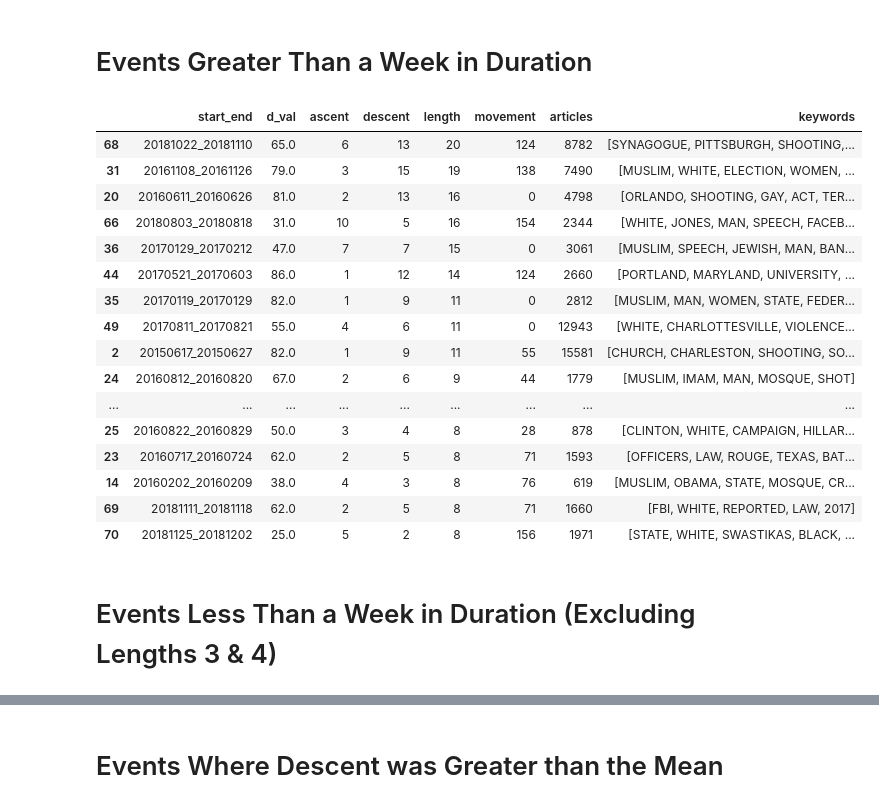
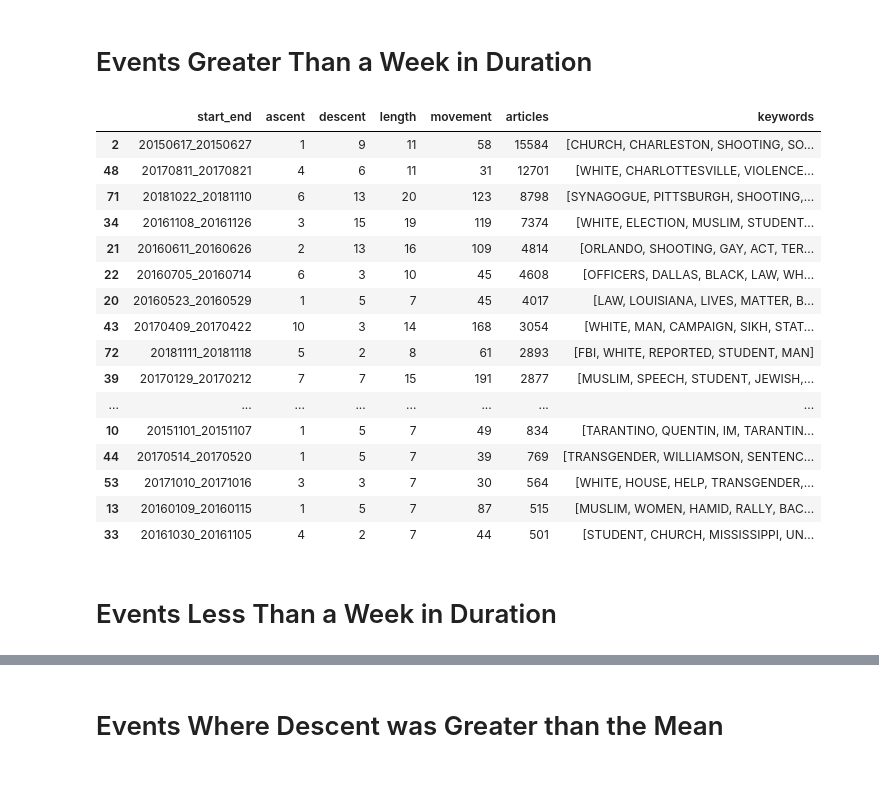
Before and after one commit to Jwmazzi/media_research, a Jupyter notebook: planning/GDELT Keywords.ipynb, the cells around one changed output, grey strips where cells are left out. Cells and saved outputs as stored; diff of their text form; code cells hidden in the pictures; blank space fills up the shorter version.

```diff
--- a/planning/GDELT Keywords.ipynb
+++ b/planning/GDELT Keywords.ipynb
@@ -126,28 +281,28 @@ show_heatchart([k[0] for k in Counter(chain(*iqr.keywords)).most_common(20)])
 # %% [markdown]
 # Events Greater Than a Week in Duration
 # %%
-wg = df[df.length > 7]
-wg = wg[['start_end', 'd_val', 'ascent', 'descent', 'length', 'movement', 'articles', 'keywords']]
-wg.sort_values('length', inplace=True, ascending=False)
+wg = df[df.length >= 7]
+wg = wg[['start_end', 'ascent', 'descent', 'length', 'movement', 'articles', 'keywords']]
+wg.sort_values('articles', inplace=True, ascending=False)
 wg
 # %% [output]
-|  | start_end | d_val | ascent | descent | length | movement | articles | keywords |
-| 68 | 20181022_20181110 | 65.0 | 6 | 13 | 20 | 124 | 8782 | [SYNAGOGUE, PITTSBURGH, SHOOTING,... |
-| 31 | 20161108_20161126 | 79.0 | 3 | 15 | 19 | 138 | 7490 | [MUSLIM, WHITE, ELECTION, WOMEN, ... |
-| 20 | 20160611_20160626 | 81.0 | 2 | 13 | 16 | 0 | 4798 | [ORLANDO, SHOOTING, GAY, ACT, TER... |
-| 66 | 20180803_20180818 | 31.0 | 10 | 5 | 16 | 154 | 2344 | [WHITE, JONES, MAN, SPEECH, FACEB... |
-| 36 | 20170129_20170212 | 47.0 | 7 | 7 | 15 | 0 | 3061 | [MUSLIM, SPEECH, JEWISH, MAN, BAN... |
-| 44 | 20170521_20170603 | 86.0 | 1 | 12 | 14 | 124 | 2660 | [PORTLAND, MARYLAND, UNIVERSITY, ... |
-| 35 | 20170119_20170129 | 82.0 | 1 | 9 | 11 | 0 | 2812 | [MUSLIM, MAN, WOMEN, STATE, FEDER... |
-| 49 | 20170811_20170821 | 55.0 | 4 | 6 | 11 | 0 | 12943 | [WHITE, CHARLOTTESVILLE, VIOLENCE... |
-| 2 | 20150617_20150627 | 82.0 | 1 | 9 | 11 | 55 | 15581 | [CHURCH, CHARLESTON, SHOOTING, SO... |
-| 24 | 20160812_20160820 | 67.0 | 2 | 6 | 9 | 44 | 1779 | [MUSLIM, IMAM, MAN, MOSQUE, SHOT] |
-| ... | ... | ... | ... | ... | ... | ... | ... | ... |
-| 25 | 20160822_20160829 | 50.0 | 3 | 4 | 8 | 28 | 878 | [CLINTON, WHITE, CAMPAIGN, HILLAR... |
-| 23 | 20160717_20160724 | 62.0 | 2 | 5 | 8 | 71 | 1593 | [OFFICERS, LAW, ROUGE, TEXAS, BAT... |
-| 14 | 20160202_20160209 | 38.0 | 4 | 3 | 8 | 76 | 619 | [MUSLIM, OBAMA, STATE, MOSQUE, CR... |
-| 69 | 20181111_20181118 | 62.0 | 2 | 5 | 8 | 71 | 1660 | [FBI, WHITE, REPORTED, LAW, 2017] |
-| 70 | 20181125_20181202 | 25.0 | 5 | 2 | 8 | 156 | 1971 | [STATE, WHITE, SWASTIKAS, BLACK, ... |
+|  | start_end | ascent | descent | length | movement | articles | keywords |
+| 2 | 20150617_20150627 | 1 | 9 | 11 | 58 | 15584 | [CHURCH, CHARLESTON, SHOOTING, SO... |
+| 48 | 20170811_20170821 | 4 | 6 | 11 | 31 | 12701 | [WHITE, CHARLOTTESVILLE, VIOLENCE... |
+| 71 | 20181022_20181110 | 6 | 13 | 20 | 123 | 8798 | [SYNAGOGUE, PITTSBURGH, SHOOTING,... |
+| 34 | 20161108_20161126 | 3 | 15 | 19 | 119 | 7374 | [WHITE, ELECTION, MUSLIM, STUDENT... |
+| 21 | 20160611_20160626 | 2 | 13 | 16 | 109 | 4814 | [ORLANDO, SHOOTING, GAY, ACT, TER... |
+| 22 | 20160705_20160714 | 6 | 3 | 10 | 45 | 4608 | [OFFICERS, DALLAS, BLACK, LAW, WH... |
+| 20 | 20160523_20160529 | 1 | 5 | 7 | 45 | 4017 | [LAW, LOUISIANA, LIVES, MATTER, B... |
+| 43 | 20170409_20170422 | 10 | 3 | 14 | 168 | 3054 | [WHITE, MAN, CAMPAIGN, SIKH, STAT... |
+| 72 | 20181111_20181118 | 5 | 2 | 8 | 61 | 2893 | [FBI, WHITE, REPORTED, STUDENT, MAN] |
+| 39 | 20170129_20170212 | 7 | 7 | 15 | 191 | 2877 | [MUSLIM, SPEECH, STUDENT, JEWISH,... |
+| ... | ... | ... | ... | ... | ... | ... | ... |
+| 10 | 20151101_20151107 | 1 | 5 | 7 | 49 | 834 | [TARANTINO, QUENTIN, IM, TARANTIN... |
+| 44 | 20170514_20170520 | 1 | 5 | 7 | 39 | 769 | [TRANSGENDER, WILLIAMSON, SENTENC... |
+| 53 | 20171010_20171016 | 3 | 3 | 7 | 30 | 564 | [WHITE, HOUSE, HELP, TRANSGENDER,... |
+| 13 | 20160109_20160115 | 1 | 5 | 7 | 87 | 515 | [MUSLIM, WOMEN, HAMID, RALLY, BAC... |
+| 33 | 20161030_20161105 | 4 | 2 | 7 | 44 | 501 | [STUDENT, CHURCH, MISSISSIPPI, UN... |
 # %% [markdown]
-# Events Less Than a Week in Duration (Excluding Lengths 3 & 4)
+# Events Less Than a Week in Duration
 # %%
```
Also changed, not shown: parts of 62 cells of this notebook, 6 other files.
